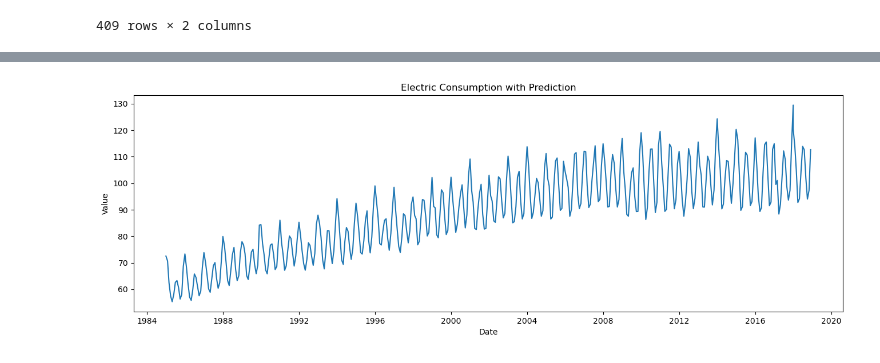
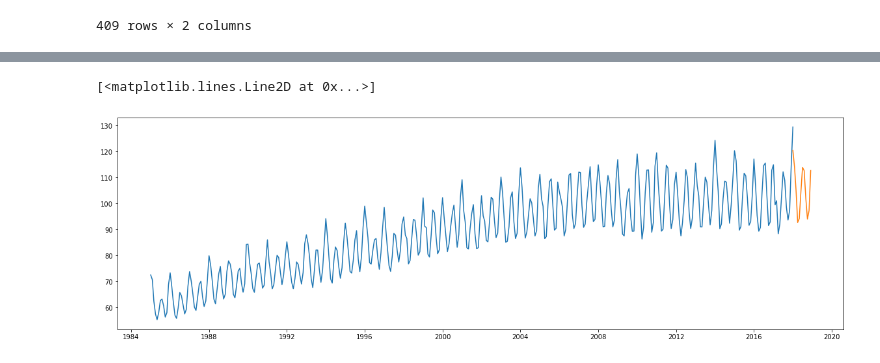
Before and after one commit to rdeek/Electricity-Demand-Forecasting-using-Time-Series-Analysis, a Jupyter notebook: Time Series Electricity.ipynb, the cells around one changed output, grey strips where cells are left out. Saved outputs shown, nothing was run; the diff lists cells and outputs as text; code cells hidden in the pictures.

```diff
--- a/Time Series Electricity.ipynb
+++ b/Time Series Electricity.ipynb
@@ -267,4 +231,12 @@ df_predicted.tail(15)
-# %%
-plot_df(df_predicted, df_predicted.DATE, df_predicted.Value, title='Electric Consumption with Prediction')
-# %% [output]
-[figure, removed]
+# %%
+x2 = df2["DATE"]
+y2 = df2["Value"]
+# %%
+# Final Prediction Graph
+#Predicted part colored in orange
+plt.rcParams["figure.figsize"] = (20,6)
+plt.plot(x,y)
+plt.plot(x2,y2)
+# %% [output]
+[<matplotlib.lines.Line2D at 0x...>]
+[figure, added]
```
Also changed, not shown: parts of 12 cells of this notebook.
